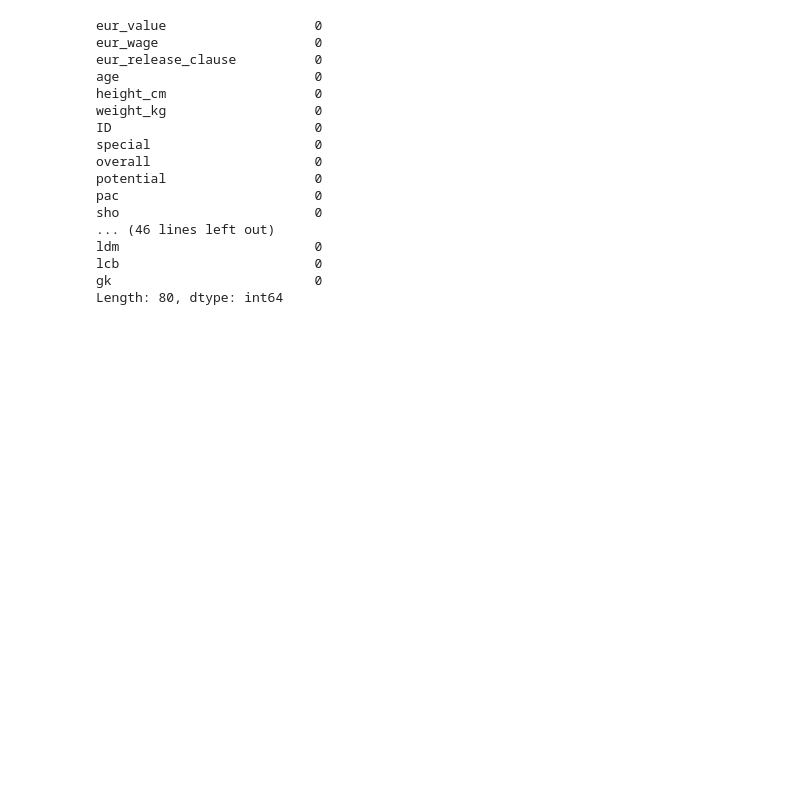
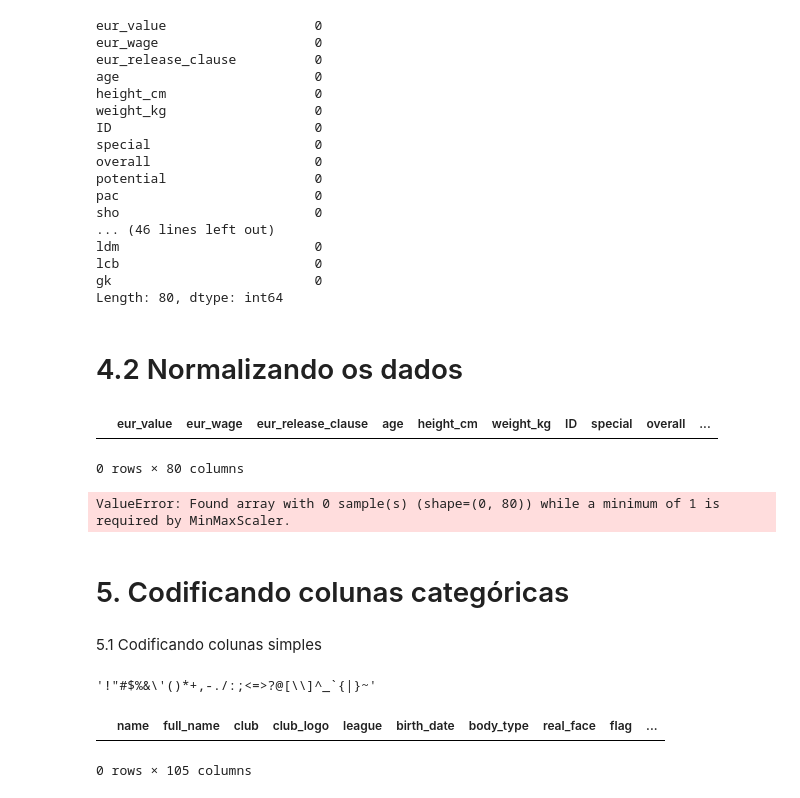
Before and after one commit to alysondantas/world-football-mining, a Jupyter notebook: preprocessing/Preprocessing.ipynb, the cells around one changed output. Saved outputs shown, nothing was run; the diff lists cells and outputs as text; code cells hidden in the pictures; blank space fills up the shorter version.

```diff
--- a/preprocessing/Preprocessing.ipynb
+++ b/preprocessing/Preprocessing.ipynb
@@ -122,3 +122,39 @@ ldm                         0
 lcb                         0
 gk                          0
 Length: 80, dtype: int64
+# %% [markdown]
+# 4.2 Normalizando os dados
+# %%
+fifa_df[numerical_variables].head()
+# %% [output]
+|  | eur_value | eur_wage | eur_release_clause | age | height_cm | weight_kg | ID | special | overall | ... |
+0 rows × 80 columns
+# %%
+from sklearn.preprocessing import MinMaxScaler
+scaler = MinMaxScaler()
+fifa_df[numerical_variables] = scaler.fit_transform(fifa_df[numerical_variables])
+fifa_df[numerical_variables].head()
+# %% [output]
+ValueError: Found array with 0 sample(s) (shape=(0, 80)) while a minimum of 1 is required by MinMaxScaler.
+# %% [markdown]
+# 5. Codificando colunas categóricas
+# %% [markdown]
+5.1 Codificando colunas simples
+# %%
+from sklearn.feature_extraction.text import CountVectorizer
+import string
+
+def remove_special_chars(x, exceptions = ['|']):
+    x = x.replace(' ', '').lower()
+    for char in string.punctuation:
+        if char not in exceptions:
+            x = x.replace(char, '')
+    return x
+string.punctuation
+# %% [output]
+'!"#$%&\'()*+,-./:;<=>?@[\\]^_`{|}~'
+# %%
+fifa_df[categorical_variables].head()
+# %% [output]
+|  | name | full_name | club | club_logo | league | birth_date | body_type | real_face | flag | ... |
+0 rows × 105 columns
```
Also changed, not shown: parts of 6 cells of this notebook.
